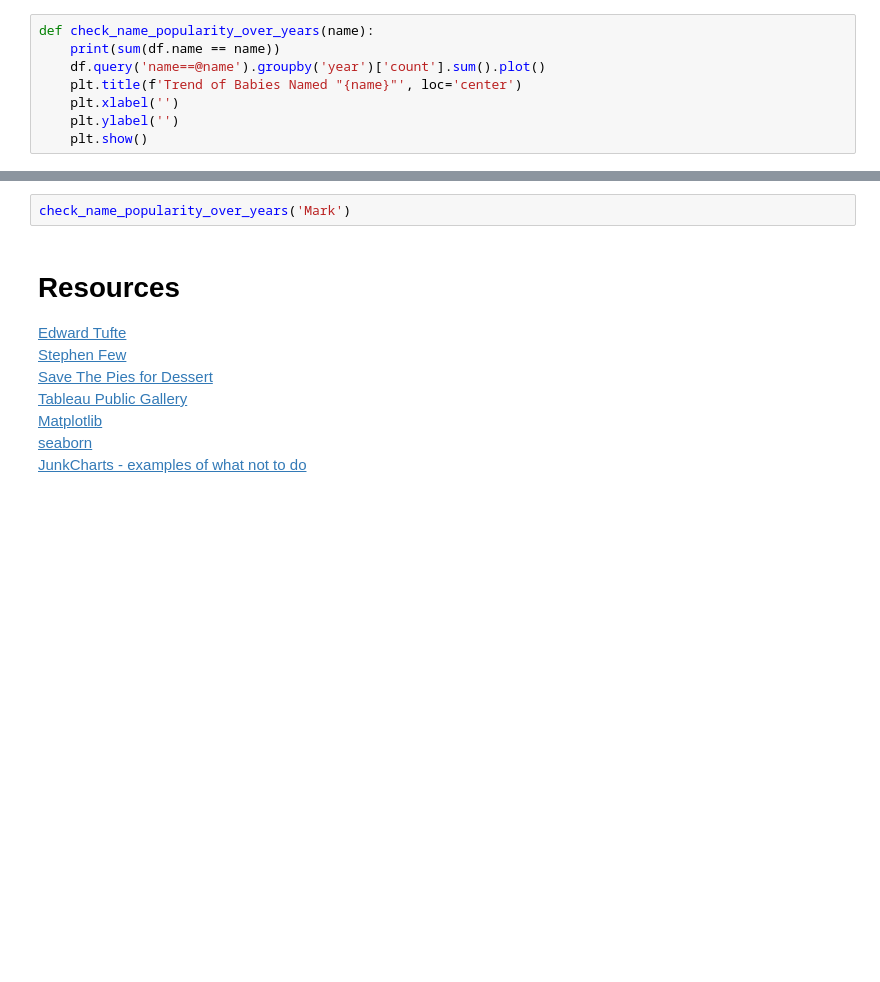
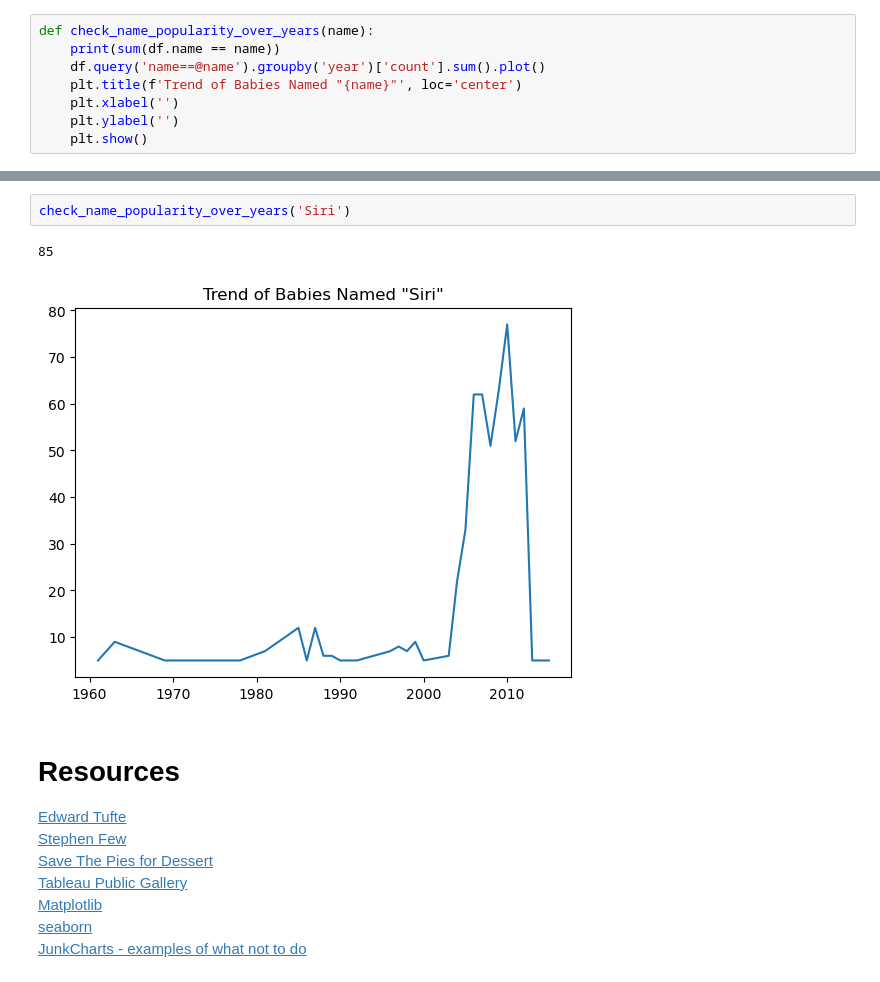
Before and after one commit to msaricaumbc/DS602_Spring2025, a Jupyter notebook: week02 - eda/eda.ipynb, the cells around one changed output, grey strips where cells are left out. Saved outputs shown, nothing was run; the diff lists cells and outputs as text; blank space fills up the shorter version.

```diff
--- a/week02 - eda/eda.ipynb
+++ b/week02 - eda/eda.ipynb
@@ -498,5 +841,8 @@ check_name_popularity_over_years('Alexa')
 # %%
-check_name_popularity_over_years('Mark')
+check_name_popularity_over_years('Siri')
+# %% [output]
+85
+[figure, added]
 # %% [markdown]
 # Resources
 [Edward Tufte](https://www.edwardtufte.com/tufte/)
```
Also changed, not shown: parts of 52 cells of this notebook.
